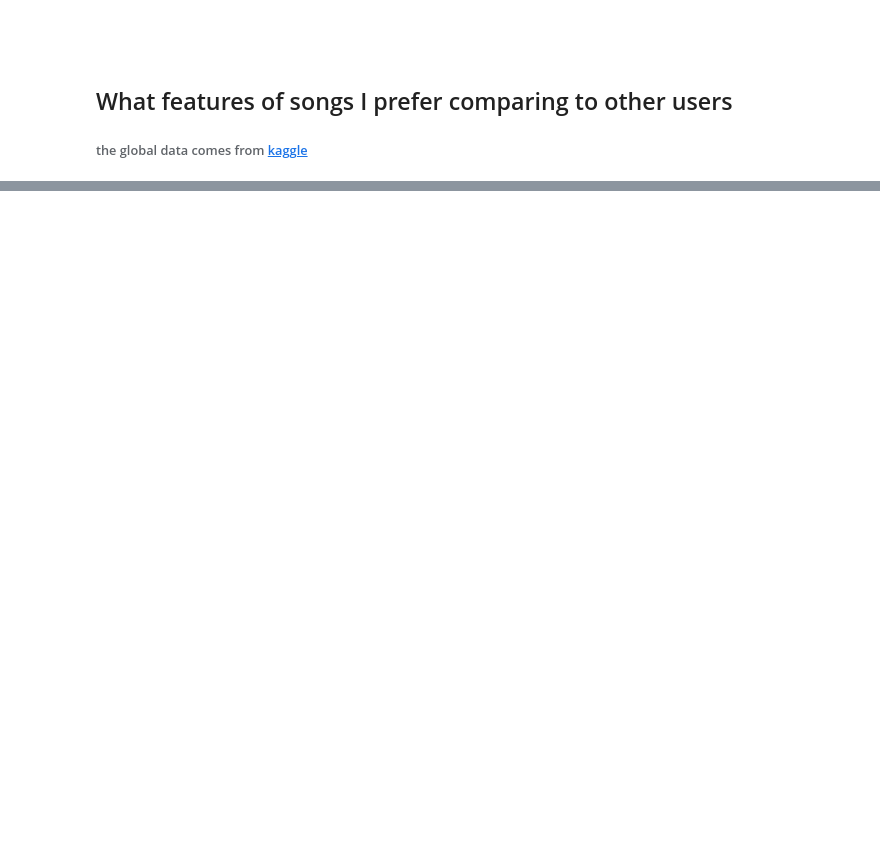
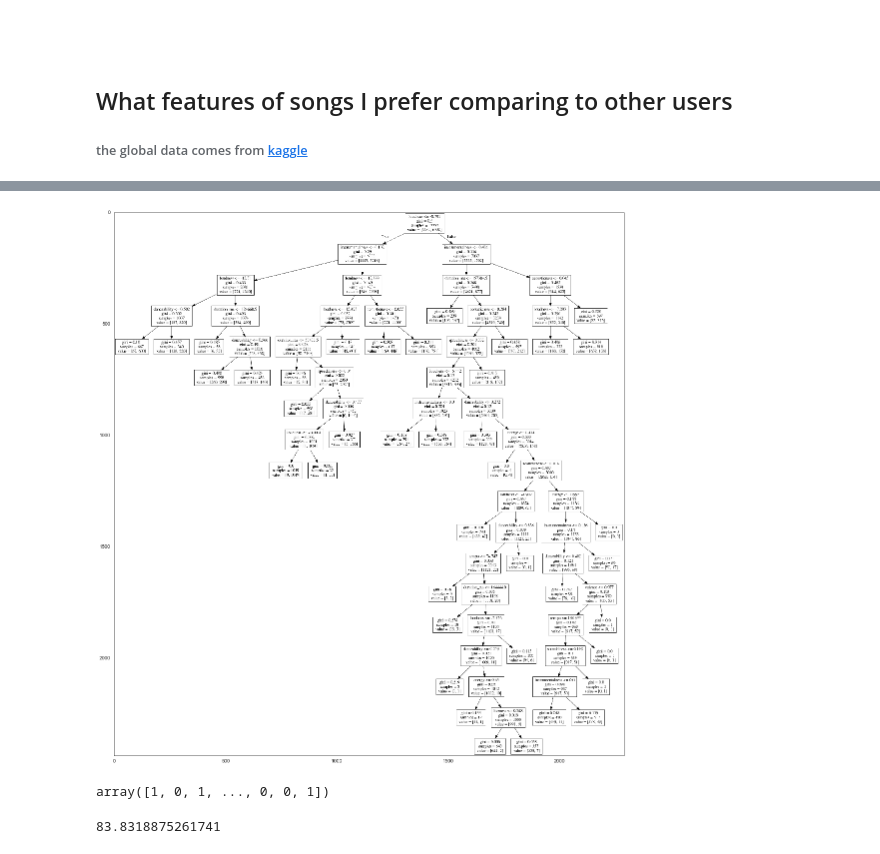
Before and after one commit to jankubierecki/spotify-discover-daily, a Jupyter notebook: spotipy.ipynb, the cells around one changed output, grey strips where cells are left out. Cells and saved outputs as stored; diff of their text form; code cells hidden in the pictures; blank space fills up the shorter version.

```diff
--- a/spotipy.ipynb
+++ b/spotipy.ipynb
@@ -214,0 +273,33 @@ plt.show()
+# %%
+features = features.columns.tolist()
+features.pop(-1);
+# %%
+x_train = train[features]
+y_train = train['target']
+
+x_test = train[features]
+y_test = train['target']
+# %%
+dt = c.fit(x_train, y_train)
+# %%
+def show_tree(tree, features, path):
+    f = io.StringIO()
+    export_graphviz(tree, out_file=f, feature_names=features)
+    pydotplus.graph_from_dot_data(f.getvalue()).write_png(path)
+    img = imageio.imread(path)
+    plt.rcParams['figure.figsize'] = (20, 20)
+    plt.imshow(img)
+# %%
+show_tree(dt, features, 'dec_tree_01.png')
+# %% [output]
+[figure, added]
+# %%
+y_pred = c.predict(x_test)
+y_pred
+# %% [output]
+array([1, 0, 1, ..., 0, 0, 1])
+# %%
+score = accuracy_score(y_test, y_pred) * 100
+score
+# %% [output]
+83.8318875261741
```
Also changed, not shown: parts of 17 cells of this notebook, 3 other files.
